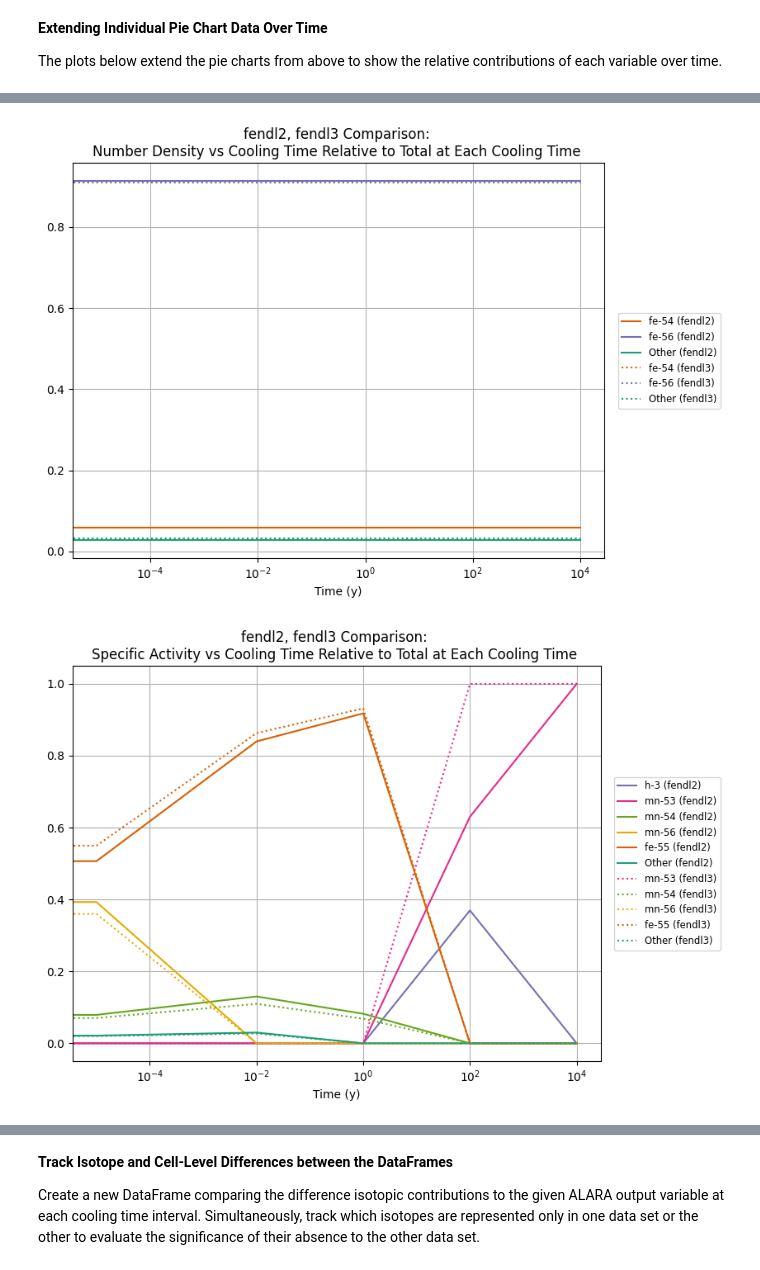
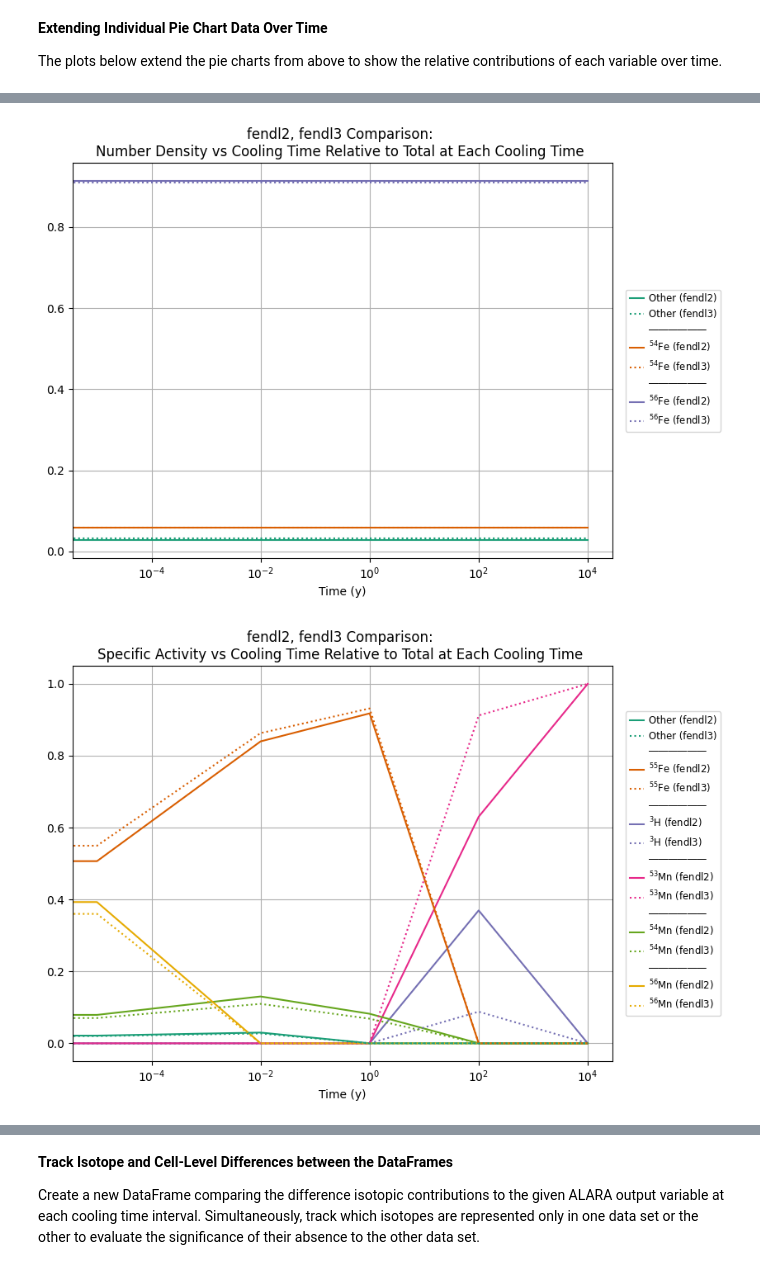
Before and after one commit to svalinn/ALARA, a Jupyter notebook: tools/single_nuc_notebook.ipynb, the cells around one changed output, grey strips where cells are left out. Saved outputs shown, nothing was run; the diff lists cells and outputs as text; code cells hidden in the pictures.

```diff
--- a/tools/single_nuc_notebook.ipynb
+++ b/tools/single_nuc_notebook.ipynb
@@ -94,12 +69,12 @@ sn.plot_single_nuc(
 **Comparatively Plot Data for Two Data Sets**
 # %%
 importlib.reload(sn)
-variable = 'Specific Activity'
+variable = 'Number Density'
 sn.plot_single_nuc(
     [dfs[f'fendl3 {variable}'], dfs[f'fendl2 {variable}']],
     total=False,
-#    element='h',
-    sort_by_time='shutdown',
-    head=5
+    element='h',
+#    sort_by_time='shutdown',
+#    head=6
 )
 # %% [output]
@@ -127,8 +102,9 @@ for variable in variables:
 # %%
 importlib.reload(sn)
 for datalib in datalibs:
-    for time in times:
-        sn.single_data_source_pie(dfs[f'{datalib} Number Density'], time)
+    for variable in variables:
+        for time in times:
+            sn.single_data_source_pie(dfs[f'{datalib} {variable}'], time)
 # %% [markdown]
 **Extending Individual Pie Chart Data Over Time**
 
@@ -160,23 +138,25 @@ KeyError: 'fendl2 Specific Activity'
 # %%
 importlib.reload(sn)
-for variable in variables:
+for variable, unit in zip(variables, units):
     rel_dfs = []
     for datalib in datalibs:
-        rel_df =sn.relative_contributions(dfs[f'{datalib}_{variable}']['Data'])
+        rel_df =sn.relative_contributions(dfs[f'{datalib} {variable}']['Data'])
         rel_df = sn.process_metadata(
-            existing_df=rel_df,
-            inp_datalibs=datalib,
-            inp_variables=variable
+            rel_df,
+            existing_df=True,
+            inp_datalib=datalib,
+            inp_variable=variable,
+            inp_unit=units
             )
-        rel_dfs.append(rel_df[f'{datalib}_{variable}'])
+        rel_dfs.append(rel_df[f'{datalib} {variable}'])
 
 
     sn.plot_single_nuc(
         rel_dfs,
         relative=True,
         filter_small=True,
         seconds=False,
         yscale='linear')
 # %% [output]
-[figure, old version]
+[figure, new version]
-[figure, old version]
+[figure, new version]
```
Also changed, not shown: parts of 8 cells of this notebook, 2 other files.
